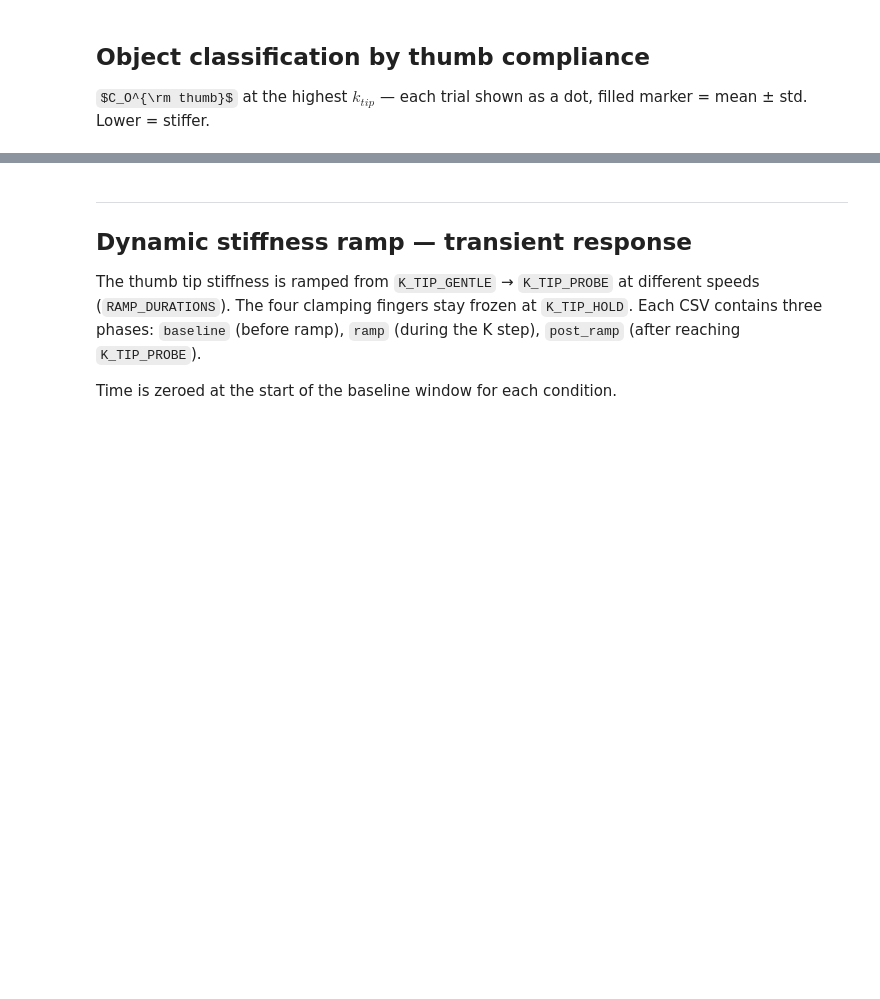
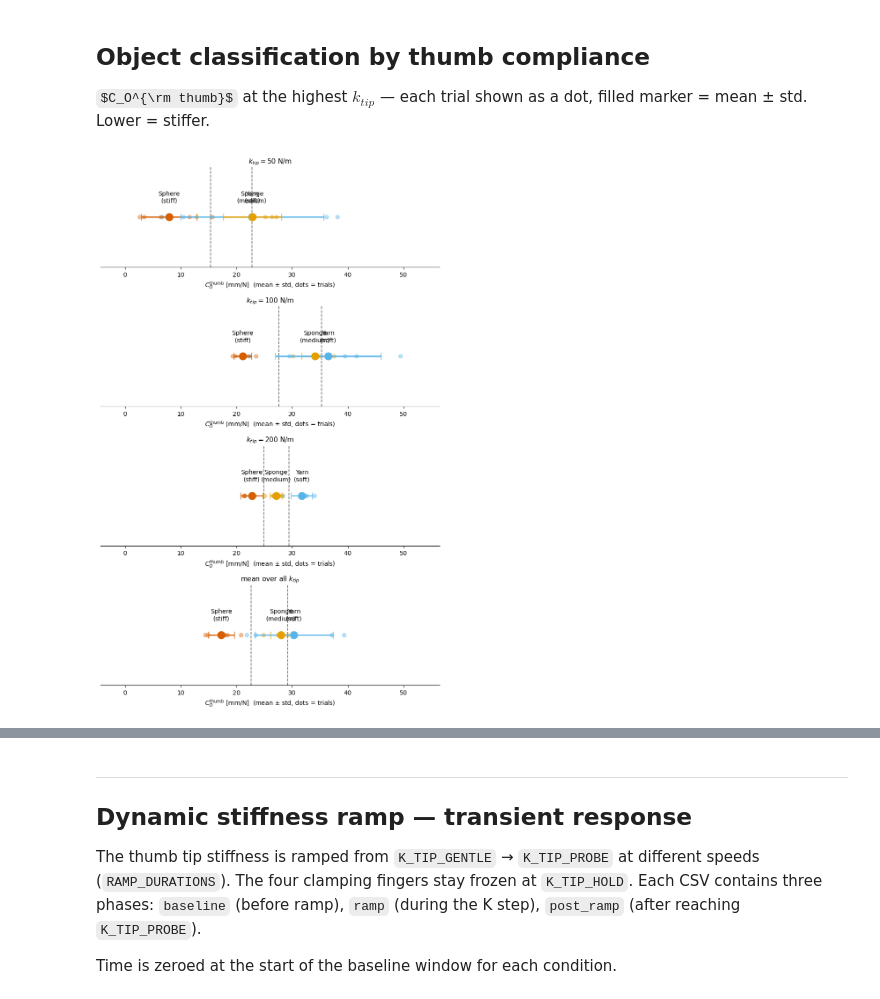
Before and after one commit to CREATE-Lab-EPFL/HumanManipulationVMC, a Jupyter notebook: ProprioceptiveSensing/Hand/plot_object_stiffness_hand.ipynb, the cells around one changed output, grey strips where cells are left out. Cells and saved outputs as stored; diff of their text form; code cells hidden in the pictures; some formulas as TeX source; blank space fills up the shorter version.

```diff
--- a/ProprioceptiveSensing/Hand/plot_object_stiffness_hand.ipynb
+++ b/ProprioceptiveSensing/Hand/plot_object_stiffness_hand.ipynb
@@ -111,10 +111,6 @@ for obj in OBJECTS:
         displ      = displacement_per_run(dfs),
         force      = force_per_run(dfs),
     )
-    n = len(dfs)
-    c_top     = data[obj]['compliance'][max(K_TIP_SWEEP)]
-    c_avg_all = np.concatenate([data[obj]['compliance'][k] for k in K_TIP_SWEEP])
-    runs_str  = ', '.join(f'{v:.1f}' for v in c_top * 1e3)
-    print(f'  {obj:<10s}: {n} run(s)  C_O at K_top: {np.nanmean(c_top)*1e3:.1f} ± {np.nanstd(c_top)*1e3:.2f} mm/N  [{runs_str}]  |  C_O avg all k: {np.nanmean(c_avg_all)*1e3:.1f} ± {np.nanstd(c_avg_all)*1e3:.2f} mm/N')
+    print(f'  {obj:<10s}: {len(dfs)} run(s)')
 # %% [output]
 Loading data:
@@ -231,52 +227,86 @@ plt.show()
 
 $C_O^{\rm thumb}$ at the highest $k_{tip}$ — each trial shown as a dot, filled marker = mean ± std. Lower = stiffer.
 # %%
-K_TOP = max(K_TIP_SWEEP)
-
-C_O_runs = {obj: data[obj]['compliance'][K_TOP] * 1e3
-            for obj in OBJECTS if obj in data and K_TOP in data[obj]['compliance']}
-
-if not C_O_runs:
-    print('No data — skipping classification.')
-else:
-    sorted_objs = sorted(C_O_runs, key=lambda o: np.nanmean(C_O_runs[o]))
+def _classification_subplot(ax, C_O_runs_local, title):
+    if not C_O_runs_local:
+        ax.set_visible(False)
+        return {}
+    sorted_objs = sorted(C_O_runs_local, key=lambda o: np.nanmean(C_O_runs_local[o]))
     cluster_labels = {sorted_objs[i]: lbl
                       for i, lbl in enumerate(['stiff', 'medium', 'soft'][:len(sorted_objs)])}
-
-    stats = {obj: (float(np.nanmean(C_O_runs[obj])), float(np.nanstd(C_O_runs[obj])))
+    stats = {obj: (float(np.nanmean(C_O_runs_local[obj])), float(np.nanstd(C_O_runs_local[obj])))
              for obj in sorted_objs}
-    means = [stats[o][0] for o in sorted_objs]
+    means      = [stats[o][0] for o in sorted_objs]
     thresholds = [(means[i] + means[i+1]) / 2 for i in range(len(means) - 1)]
-
-    fig, ax = plt.subplots(figsize=(7, 3))
     for obj in sorted_objs:
-        vals  = C_O_runs[obj]
+        vals  = C_O_runs_local[obj]
         m, s  = stats[obj]
         color = OBJ_COLORS[obj]
         oi    = OBJECTS.index(obj)
         name  = OBJECT_LABELS[oi] if oi < len(OBJECT_LABELS) else obj
-        lbl   = cluster_labels[obj]
         ax.scatter(vals, np.zeros_like(vals), color=color, s=40, alpha=0.4, zorder=4)
         ax.errorbar([m], [0], xerr=[[s], [s]],
                     fmt='o', color=color, ms=12, capsize=6, lw=2, zorder=5)
-        ax.annotate(f'{name}\n({lbl})', (m, 0),
+        ax.annotate(f'{name}\n({cluster_labels[obj]})', (m, 0),
                     textcoords='offset points', xytext=(0, 24),
-                    ha='center', fontsize=11)
+                    ha='center', fontsize=10)
     for thr in thresholds:
         ax.axvline(thr, color='0.4', lw=1.2, linestyle='--')
-
-    ax.set_xlabel(r'$C_O^{\mathrm{thumb}}$ at $k_{tip}=' + f'{K_TOP:.0f}$'
-                  + r' N/m  [mm/N]  (mean $\pm$ std, dots = trials)')
+    ax.set_title(title, fontsize=11)
+    ax.set_xlabel(r'$C_O^{\mathrm{thumb}}$ [mm/N]  (mean $\pm$ std, dots = trials)')
     ax.set_yticks([])
     ax.spines[['left', 'top', 'right']].set_visible(False)
-    fig.tight_layout()
-    os.makedirs(OUTPUT_DIR, exist_ok=True)
-    fig.savefig(os.path.join(OUTPUT_DIR, 'object_classification.pdf'), bbox_inches='tight')
-    plt.show()
+    return stats, cluster_labels, sorted_objs
 
-    print('Object classification:')
+
+# ── Build one condition per k level + average across all levels ────────────────
+conditions = []
+for k in K_TIP_SWEEP:
+    c = {obj: data[obj]['compliance'][k] * 1e3
+         for obj in OBJECTS if obj in data and k in data[obj]['compliance']}
+    conditions.append((f'$k_{{tip}}={k:.0f}$ N/m', c))
+
+c_avg = {}
+for obj in OBJECTS:
+    if obj not in data:
+        continue
+    vals_stack = np.array([data[obj]['compliance'][k] for k in K_TIP_SWEEP])  # (n_k, n_runs)
+    c_avg[obj] = np.nanmean(vals_stack, axis=0) * 1e3
+conditions.append((r'mean over all $k_{tip}$', c_avg))
+
+# ── Plot ───────────────────────────────────────────────────────────────────────
+n_cond = len(conditions)
+fig, axes = plt.subplots(n_cond, 1, figsize=(8, 3.2 * n_cond))
+if n_cond == 1:
+    axes = [axes]
+
+results = []
+for ax, (title, c_runs) in zip(axes, conditions):
+    results.append((title, c_runs, _classification_subplot(ax, c_runs, title)))
+
+# share x-axis limits for easy comparison
+all_vals = [v for _, c_runs, _ in results for obj_vals in c_runs.values() for v in obj_vals]
+if all_vals:
+    margin = (max(all_vals) - min(all_vals)) * 0.15
+    xlim = (min(all_vals) - margin, max(all_vals) + margin)
+    for ax in axes:
+        ax.set_xlim(xlim)
+
+fig.tight_layout()
+os.makedirs(OUTPUT_DIR, exist_ok=True)
+fig.savefig(os.path.join(OUTPUT_DIR, 'object_classification.pdf'), bbox_inches='tight')
+plt.show()
+
+# ── Print ──────────────────────────────────────────────────────────────────────
+for title, c_runs, res in results:
+    if not res:
+        continue
+    stats, cluster_labels, sorted_objs = res
+    print(f'\n{title}')
     for obj in sorted_objs:
-        oi      = OBJECTS.index(obj)
-        name    = OBJECT_LABELS[oi] if oi < len(OBJECT_LABELS) else obj
-        m, s    = stats[obj]
+        oi   = OBJECTS.index(obj)
+        name = OBJECT_LABELS[oi] if oi < len(OBJECT_LABELS) else obj
+        m, s = stats[obj]
         print(f'  {name:<10s}  {m:.2f} ± {s:.3f} mm/N  --> {cluster_labels[obj]}')
+# %% [output]
+[figure, added]
```
Also changed, not shown: parts of 7 cells of this notebook, 13 other files.
